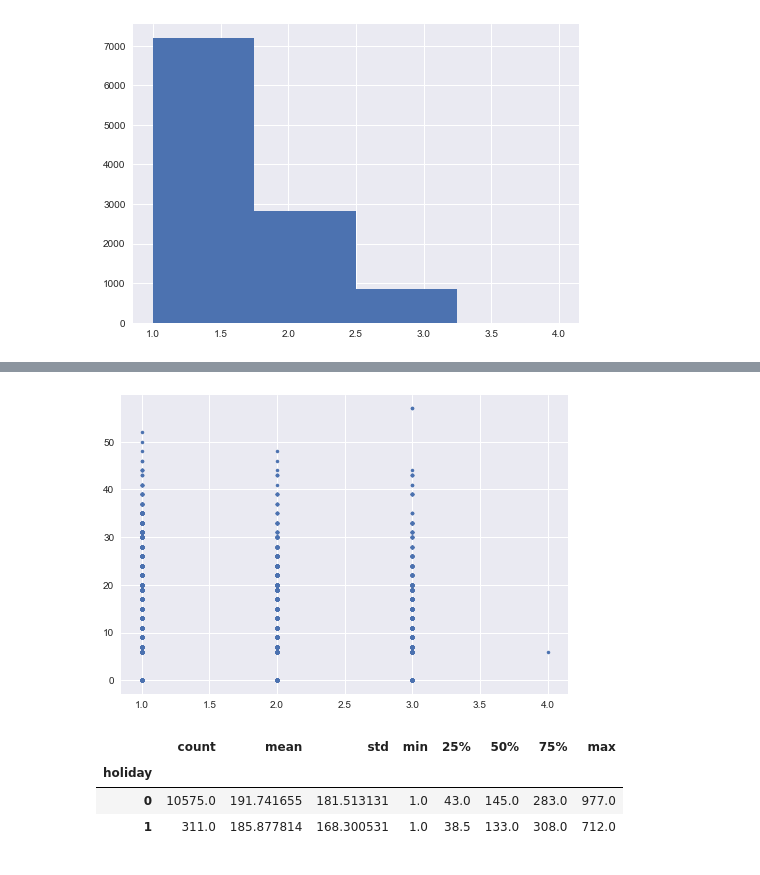
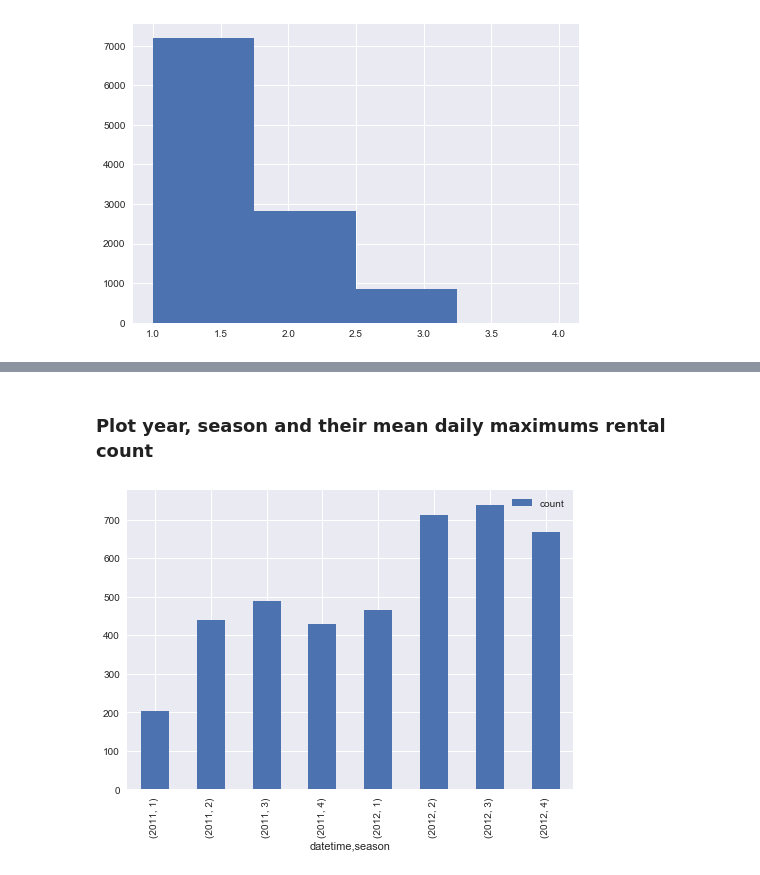
Before and after one commit to dkimpara/BikeShareKaggle, a Jupyter notebook: DataExploration.ipynb, the cells around one changed output, grey strips where cells are left out. Drawn from its saved outputs; the diff is of its cells as text; code cells hidden in the pictures.

Commit message:
cont data exp

```diff
--- a/DataExploration.ipynb
+++ b/DataExploration.ipynb
@@ -68,0 +47,2 @@ memory usage: 1.1+ MB
+# %%
+data.index = data.datetime
@@ -90,13 +78,14 @@ data[data['weather'] == 4] #interesting... only one hour from all the data is cl
 # %% [output]
 |  | datetime | season | holiday | workingday | weather | temp | atemp | humidity | windspeed | casual | ... |
 | 5631 | 2012-01-09 18:00:00 | 1 | 0 | 1 | 4 | 8.2 | 11.365 | 86 | 6.0032 | 6 | ... |
-# %%
-plt.plot(data.weather, data.windspeed, '.', label='train')
-plt.show()
-data.groupby('holiday').describe()['count']
-# %% [output]
-[figure, removed]
-|  | count | mean | std | min | 25% | 50% | 75% | max |
-| holiday |  |  |  |  |  |  |  |  |
-| 0 | 10575.0 | 191.741655 | 181.513131 | 1.0 | 43.0 | 145.0 | 283.0 | 977.0 |
-| 1 | 311.0 | 185.877814 | 168.300531 | 1.0 | 38.5 | 133.0 | 308.0 | 712.0 |
+# %% [markdown]
+### Plot year, season and their mean daily maximums rental count
+# %%
+seasonal_avgs = data.groupby([data.date,
+                              data.season, data.datetime.dt.year])['count'].max().groupby(['datetime', 'season']).mean()
+seasonal_avgs = pd.DataFrame(seasonal_avgs)
+
+seasonal_avgs.plot(kind = 'bar')
+plt.show()
+# %% [output]
+[figure, added]
```
Also changed, not shown: parts of 12 cells of this notebook.
